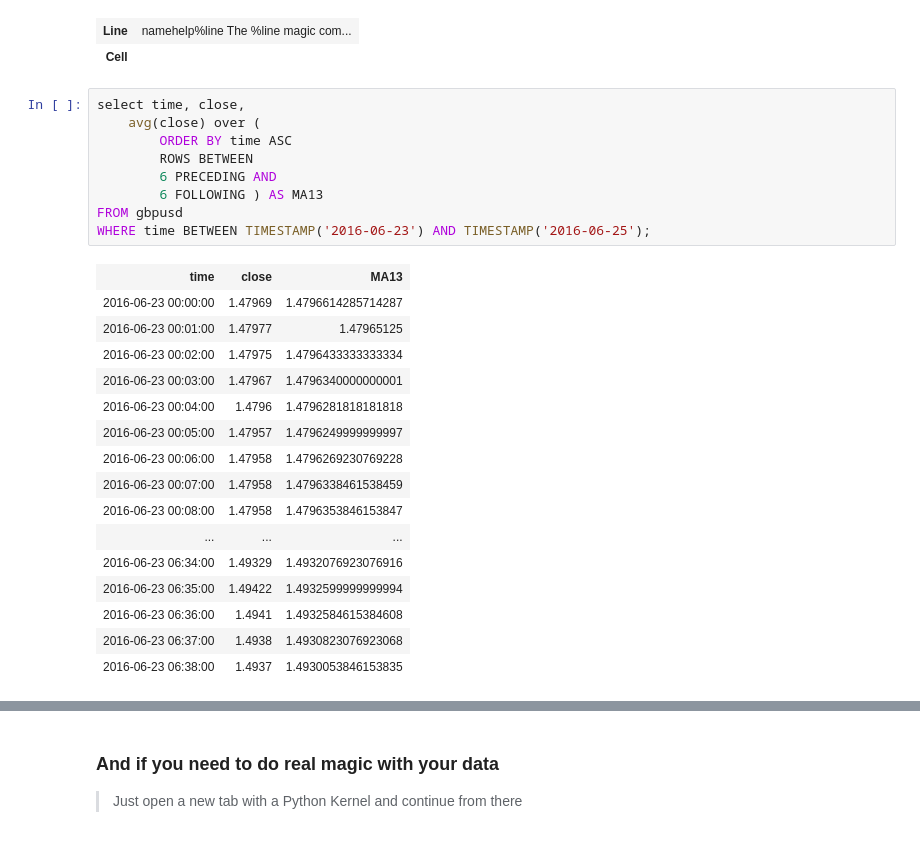
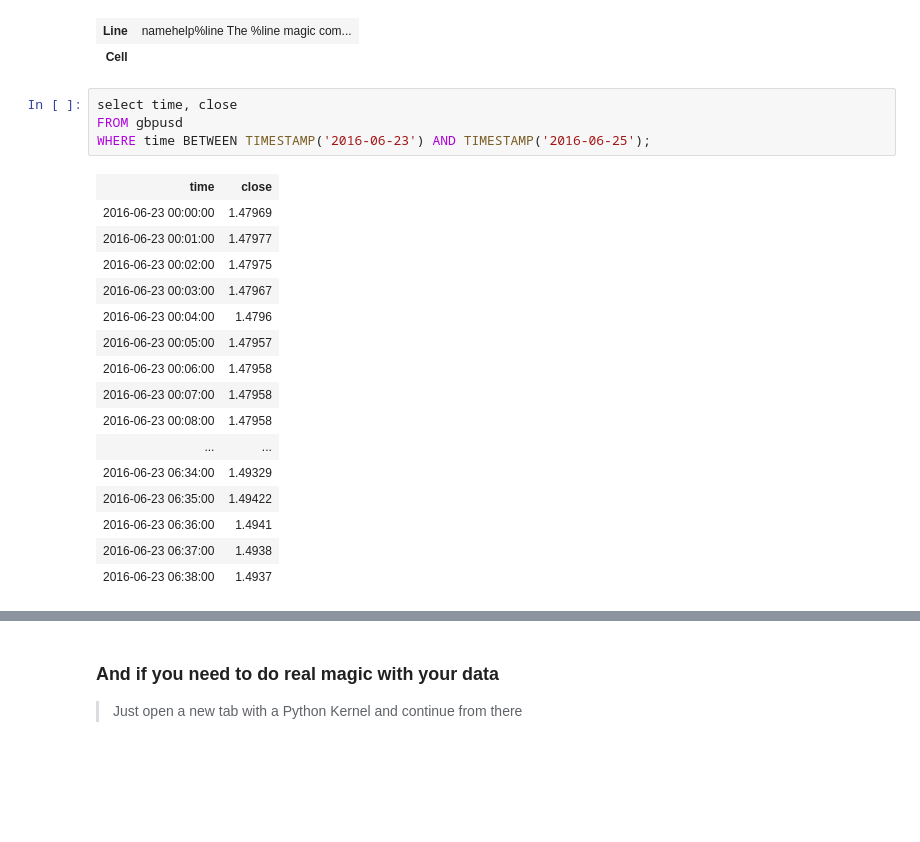
Before and after one commit to MariaDB/mariadb_kernel, a Jupyter notebook: binder/try_it_out.ipynb, the cells around one changed output, grey strips where cells are left out. Drawn from its saved outputs; the diff is of its cells as text; blank space fills up the shorter version.

```diff
--- a/binder/try_it_out.ipynb
+++ b/binder/try_it_out.ipynb
@@ -113,29 +114,24 @@ select * from gbpusd limit 1;
 | Line | namehelp%line The %line magic com... |
 | Cell |  |
 # %%
-select time, close,
-    avg(close) over (
-        ORDER BY time ASC
-        ROWS BETWEEN
-        6 PRECEDING AND
-        6 FOLLOWING ) AS MA13
+select time, close
 FROM gbpusd
 WHERE time BETWEEN TIMESTAMP('2016-06-23') AND TIMESTAMP('2016-06-25');
 # %% [output]
-| time | close | MA13 |
-| 2016-06-23 00:00:00 | 1.47969 | 1.4796614285714287 |
-| 2016-06-23 00:01:00 | 1.47977 | 1.47965125 |
-| 2016-06-23 00:02:00 | 1.47975 | 1.4796433333333334 |
-| 2016-06-23 00:03:00 | 1.47967 | 1.4796340000000001 |
-| 2016-06-23 00:04:00 | 1.4796 | 1.4796281818181818 |
-| 2016-06-23 00:05:00 | 1.47957 | 1.4796249999999997 |
-| 2016-06-23 00:06:00 | 1.47958 | 1.4796269230769228 |
-| 2016-06-23 00:07:00 | 1.47958 | 1.4796338461538459 |
-| 2016-06-23 00:08:00 | 1.47958 | 1.4796353846153847 |
-| ... | ... | ... |
-| 2016-06-23 06:34:00 | 1.49329 | 1.4932076923076916 |
-| 2016-06-23 06:35:00 | 1.49422 | 1.4932599999999994 |
-| 2016-06-23 06:36:00 | 1.4941 | 1.4932584615384608 |
-| 2016-06-23 06:37:00 | 1.4938 | 1.4930823076923068 |
-| 2016-06-23 06:38:00 | 1.4937 | 1.4930053846153835 |
+| time | close |
+| 2016-06-23 00:00:00 | 1.47969 |
+| 2016-06-23 00:01:00 | 1.47977 |
+| 2016-06-23 00:02:00 | 1.47975 |
+| 2016-06-23 00:03:00 | 1.47967 |
+| 2016-06-23 00:04:00 | 1.4796 |
+| 2016-06-23 00:05:00 | 1.47957 |
+| 2016-06-23 00:06:00 | 1.47958 |
+| 2016-06-23 00:07:00 | 1.47958 |
+| 2016-06-23 00:08:00 | 1.47958 |
+| ... | ... |
+| 2016-06-23 06:34:00 | 1.49329 |
+| 2016-06-23 06:35:00 | 1.49422 |
+| 2016-06-23 06:36:00 | 1.4941 |
+| 2016-06-23 06:37:00 | 1.4938 |
+| 2016-06-23 06:38:00 | 1.4937 |
 # %%
```
Also changed, not shown: parts of 4 cells of this notebook, 1 other file.
